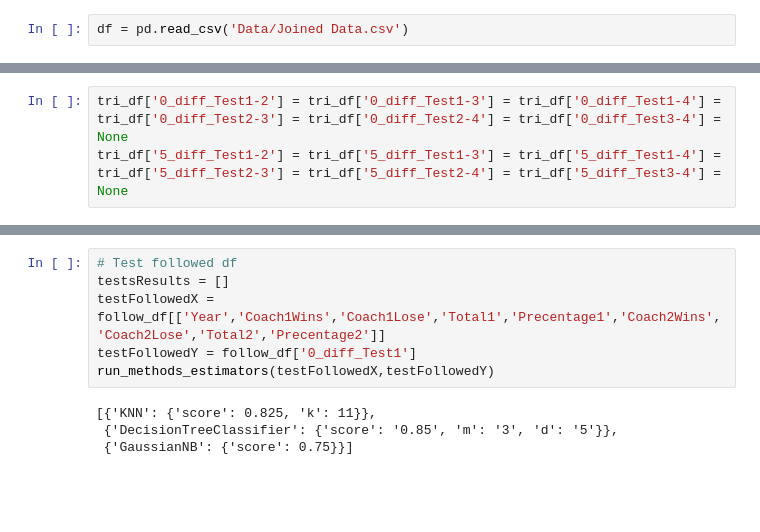
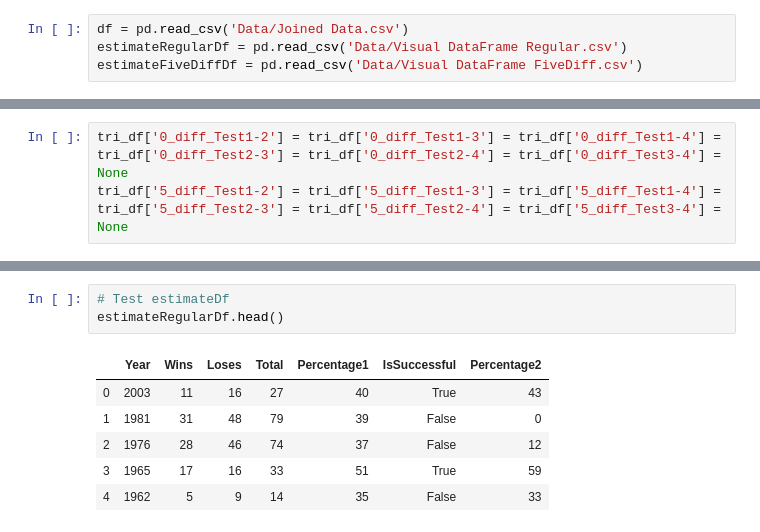
Before and after one commit to NBA-coaches/NBA-coaches-analysis, a Jupyter notebook: Data analysis.ipynb, the cells around one changed output, grey strips where cells are left out. Drawn from its saved outputs; the diff is of its cells as text; blank space fills up the shorter version.

```diff
--- a/Data analysis.ipynb
+++ b/Data analysis.ipynb
@@ -32,5 +34,7 @@ url = 'https://www.basketball-reference.com/teams/'
 # %%
 df = pd.read_csv('Data/Joined Data.csv')
+estimateRegularDf = pd.read_csv('Data/Visual DataFrame Regular.csv')
+estimateFiveDiffDf = pd.read_csv('Data/Visual DataFrame FiveDiff.csv')
 # %%
 df = df.sort_values('Year', ascending=False)
 df = df.drop(df[df['Year'] == 2020].index)
@@ -143,11 +147,11 @@ def run_methods_estimators(X,y):
 ################################################
-# %%
-# Test followed df
-testsResults = []
-testFollowedX = follow_df[['Year','Coach1Wins','Coach1Lose','Total1','Precentage1','Coach2Wins','Coach2Lose','Total2','Precentage2']]
-testFollowedY = follow_df['0_diff_Test1']
-run_methods_estimators(testFollowedX,testFollowedY)
-# %% [output]
-[{'KNN': {'score': 0.825, 'k': 11}},
- {'DecisionTreeClassifier': {'score': '0.85', 'm': '3', 'd': '5'}},
- {'GaussianNB': {'score': 0.75}}]
+# %%
+# Test estimateDf
+estimateRegularDf.head()
+# %% [output]
+|  | Year | Wins | Loses | Total | Percentage1 | IsSuccessful | Percentage2 |
+| 0 | 2003 | 11 | 16 | 27 | 40 | True | 43 |
+| 1 | 1981 | 31 | 48 | 79 | 39 | False | 0 |
+| 2 | 1976 | 28 | 46 | 74 | 37 | False | 12 |
+| 3 | 1965 | 17 | 16 | 33 | 51 | True | 59 |
+| 4 | 1962 | 5 | 9 | 14 | 35 | False | 33 |
```
Also changed, not shown: parts of 13 cells of this notebook, 4 other files.
